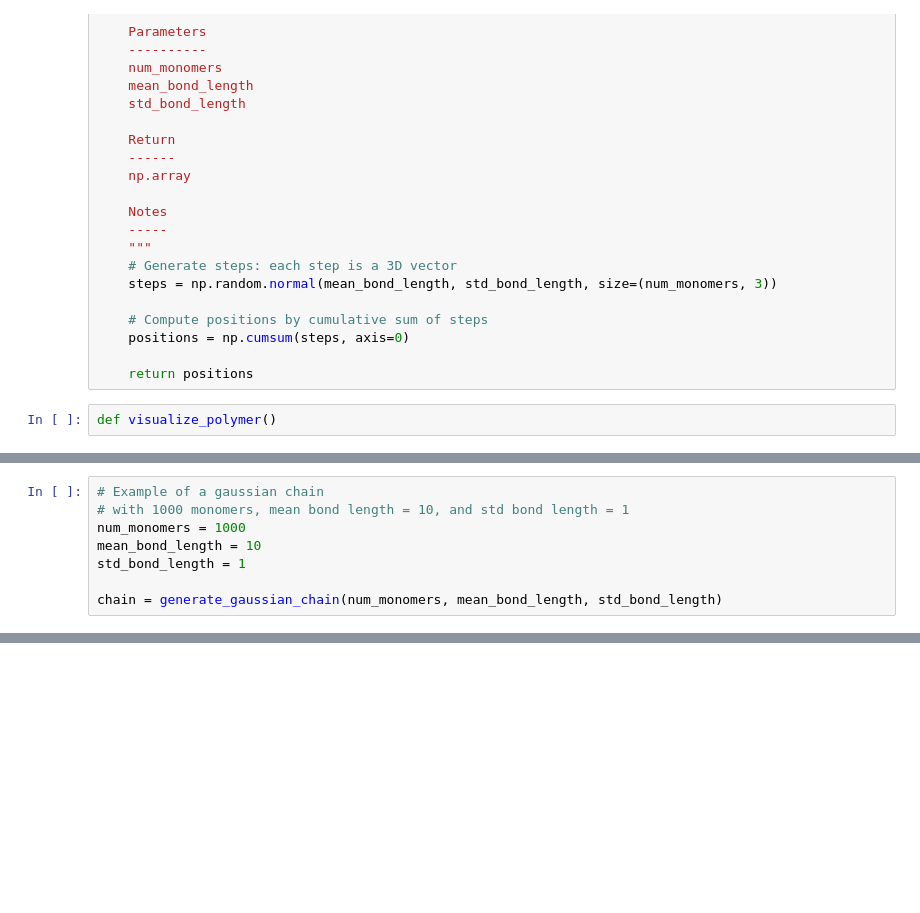
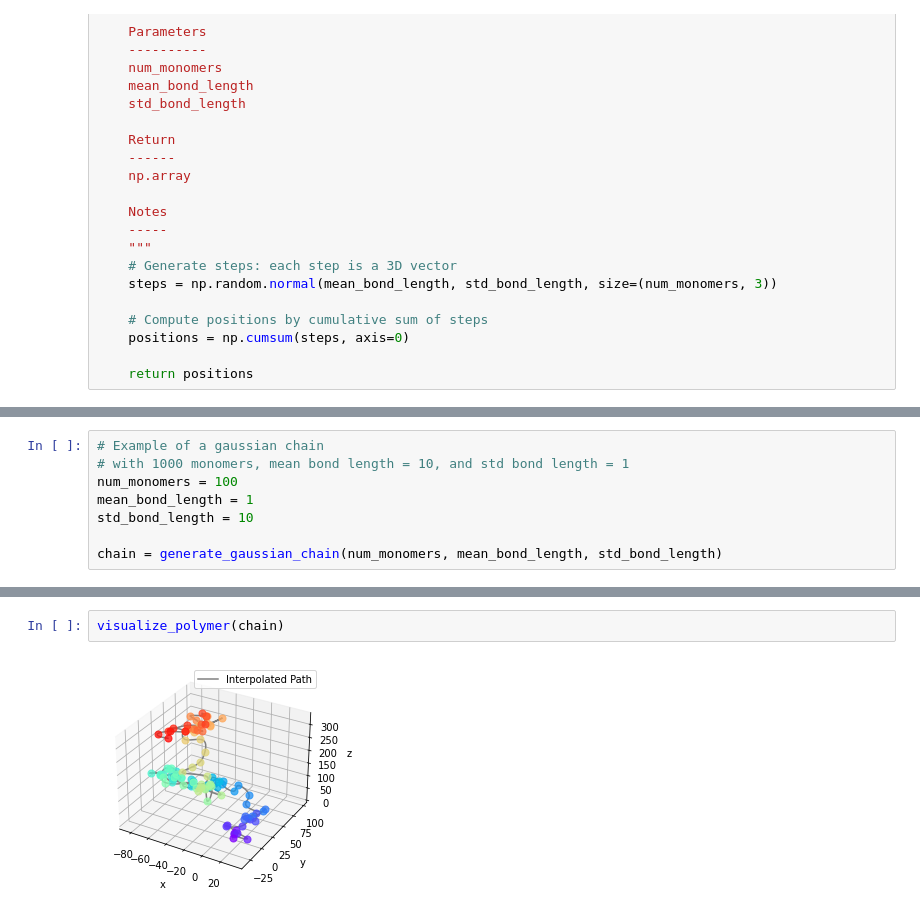
Before and after one commit to tee-udon/chromatin-ensemble-refinement, a Jupyter notebook: scripts/jaxTutorial.ipynb, the cells around one changed output, grey strips where cells are left out. Cells and saved outputs as stored; diff of their text form; blank space fills up the shorter version.

```diff
--- a/scripts/jaxTutorial.ipynb
+++ b/scripts/jaxTutorial.ipynb
@@ -57,5 +59,3 @@ def generate_gaussian_chain(num_monomers: int,
     positions = np.cumsum(steps, axis=0)
 
     return positions
-# %%
-def visualize_polymer()
@@ -62,8 +125,8 @@ def visualize_polymer()
 # %%
 # Example of a gaussian chain
 # with 1000 monomers, mean bond length = 10, and std bond length = 1
-num_monomers = 1000
-mean_bond_length = 10
-std_bond_length = 1
+num_monomers = 100
+mean_bond_length = 1
+std_bond_length = 10
 
 chain = generate_gaussian_chain(num_monomers, mean_bond_length, std_bond_length)
@@ -75,0 +133,4 @@ chain = generate_gaussian_chain(num_monomers, mean_bond_length, std_bond_length)
+# %%
+visualize_polymer(chain)
+# %% [output]
+[figure, added]
```
Also changed, not shown: parts of 5 cells of this notebook.
